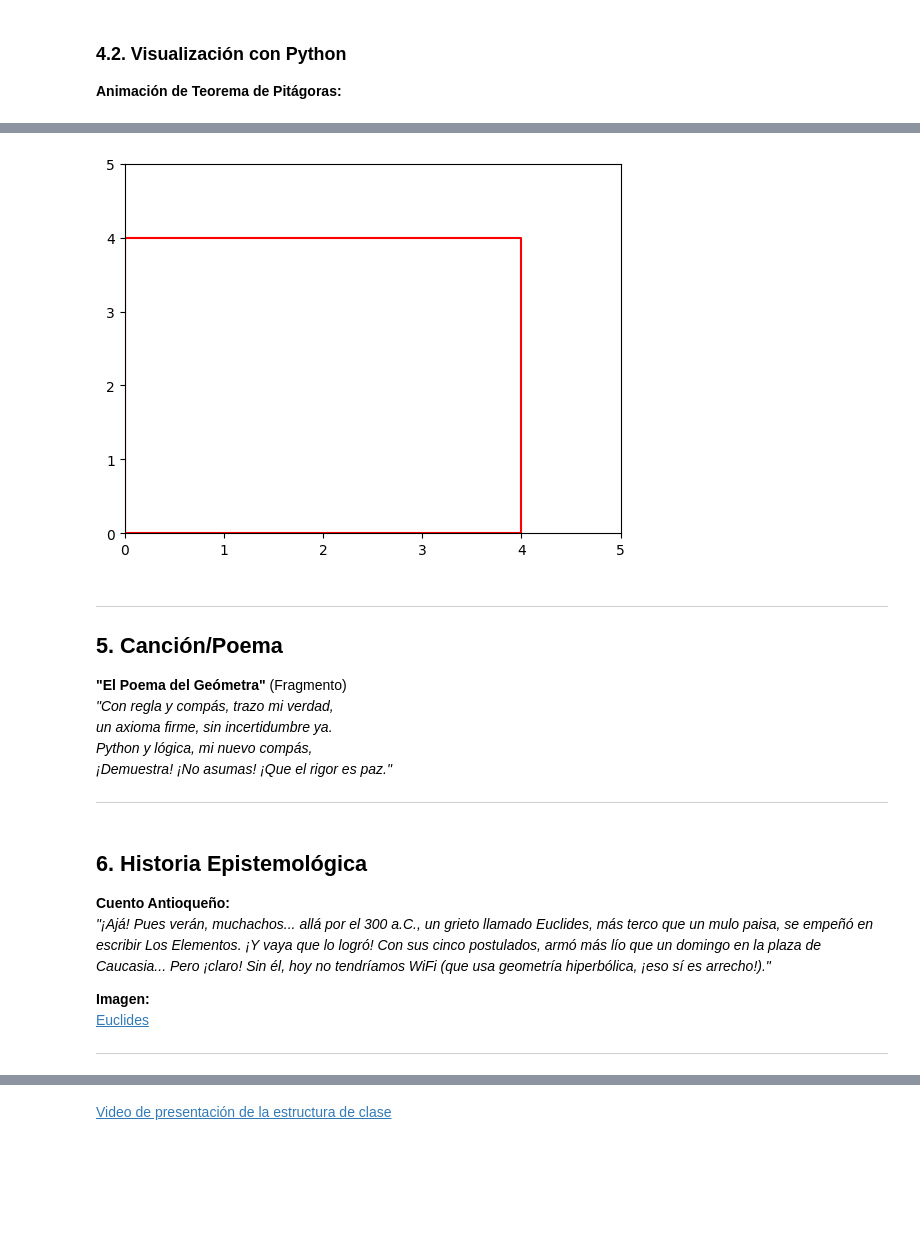
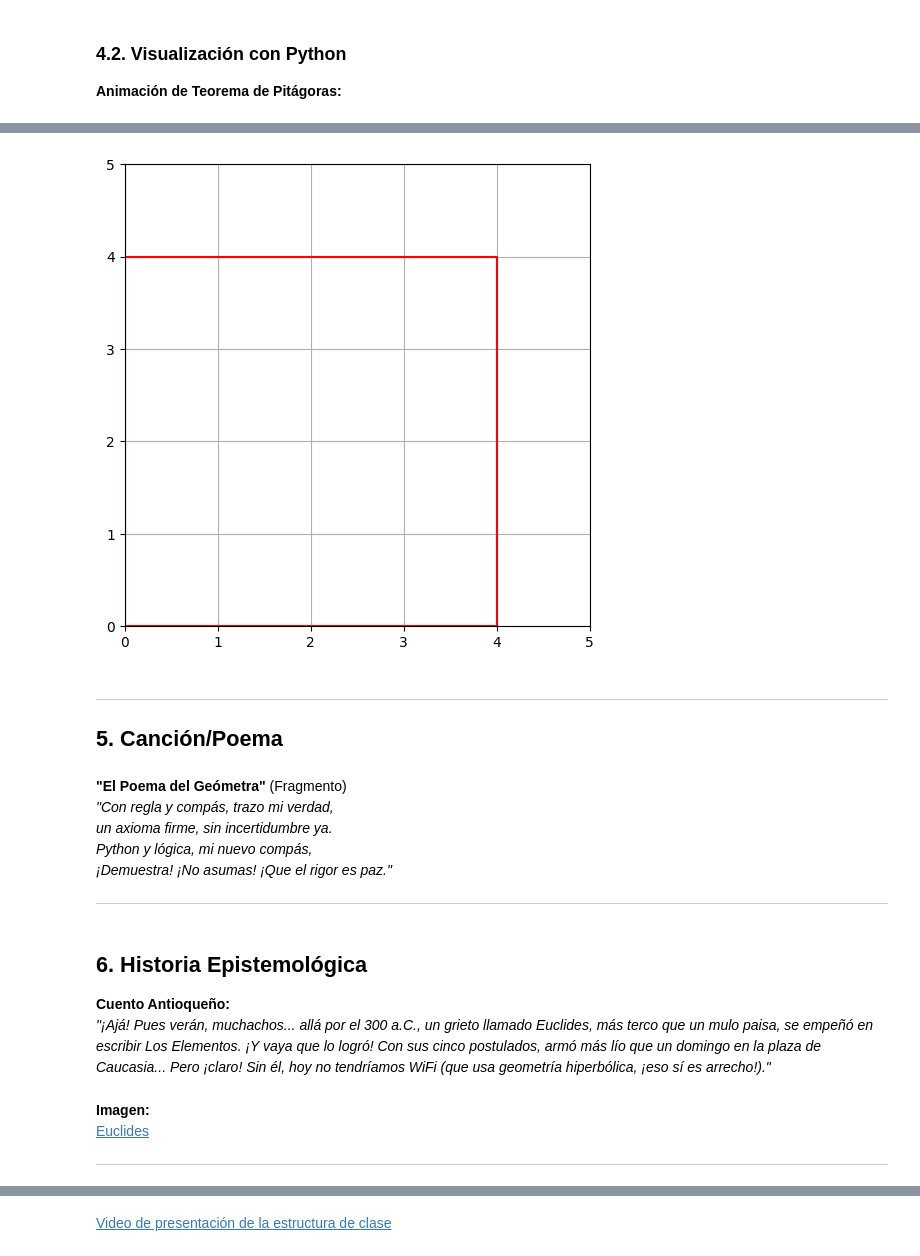
Before and after one commit to marco-canas/fundamentos_logica, a Jupyter notebook: 4_clases/2_inferencias_metodos_demostracion/3_metodos_demostracion/1_metodo_deductivo/1_metodo_directo/1_metodo_directo.ipynb, the cells around one changed output, grey strips where cells are left out. Drawn from its saved outputs; the diff is of its cells as text; code cells hidden in the pictures; blank space fills up the shorter version.

```diff
--- a/4_clases/2_inferencias_metodos_demostracion/3_metodos_demostracion/1_metodo_deductivo/1_metodo_directo/1_metodo_directo.ipynb
+++ b/4_clases/2_inferencias_metodos_demostracion/3_metodos_demostracion/1_metodo_deductivo/1_metodo_directo/1_metodo_directo.ipynb
@@ -453,50 +564,53 @@ $\displaystyle P \Rightarrow Q$
 # %%
 
 import matplotlib.pyplot as plt
 import matplotlib.animation as animation
 from IPython.display import HTML
 
-fig, ax = plt.subplots()
+fig, ax = plt.subplots(figsize = (6,6))
 square, = ax.plot([], [], 'r-')
 ax.set_xlim(0, 5); ax.set_ylim(0, 5)
+ax.grid()
 
 def init():
     square.set_data([], [])
     return (square,)
 
 def animate(i):
     x = [0, i, i, 0, 0]
     y = [0, 0, i, i, 0]
     square.set_data(x, y)
     return (square,)
 
 ani = animation.FuncAnimation(fig, animate, frames=5, init_func=init, blit=True)
 HTML(ani.to_jshtml())
 # %% [output]
 [interactive output not drawn]
-[figure, old version]
+[figure, new version]
 # %% [markdown]
 
 ---
 
 ## **5. Canción/Poema**
-**"El Poema del Geómetra"** (Fragmento)
-*"Con regla y compás, trazo mi verdad,*
-*un axioma firme, sin incertidumbre ya.*
-*Python y lógica, mi nuevo compás,*
-*¡Demuestra! ¡No asumas! ¡Que el rigor es paz."*
-
----
+# %% [markdown]
+**"El Poema del Geómetra"** (Fragmento)
+*"Con regla y compás, trazo mi verdad,*
+*un axioma firme, sin incertidumbre ya.*
+*Python y lógica, mi nuevo compás,*
+*¡Demuestra! ¡No asumas! ¡Que el rigor es paz."*
+
+---
 # %% [markdown]
 
 ## **6. Historia Epistemológica**
 **Cuento Antioqueño:**
 *"¡Ajá! Pues verán, muchachos... allá por el 300 a.C., un grieto llamado Euclides, más terco que un mulo paisa, se empeñó en escribir *Los Elementos*. ¡Y vaya que lo logró! Con sus cinco postulados, armó más lío que un domingo en la plaza de Caucasia... Pero ¡claro! Sin él, hoy no tendríamos WiFi (que usa geometría hiperbólica, ¡eso sí es *arrecho*!)."*
-
-**Imagen:**
-[Euclides](https://upload.wikimedia.org/wikipedia/commons/thumb/7/7f/Euclid.jpg/220px-Euclid.jpg)
-
----
+# %% [markdown]
+
+**Imagen:**
+[Euclides](https://upload.wikimedia.org/wikipedia/commons/thumb/7/7f/Euclid.jpg/220px-Euclid.jpg)
+
+---
 # %% [markdown]
 
 ## **7. Actividades**
```
Also changed, not shown: parts of 92 cells of this notebook.
